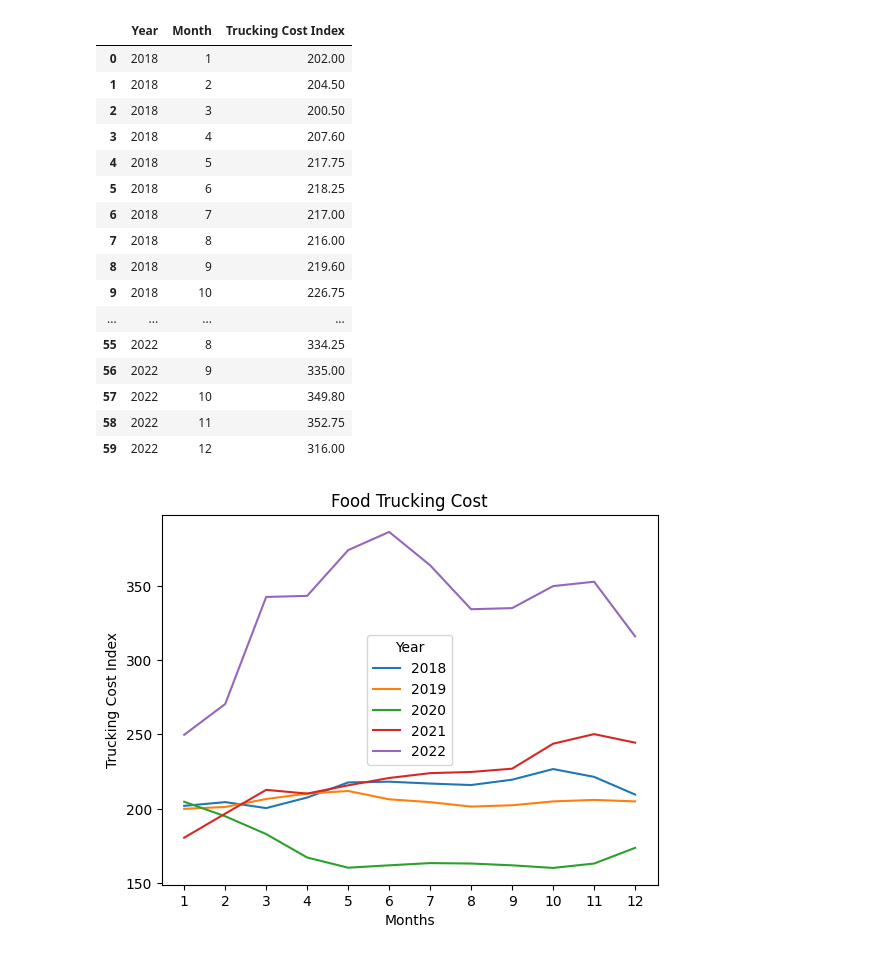
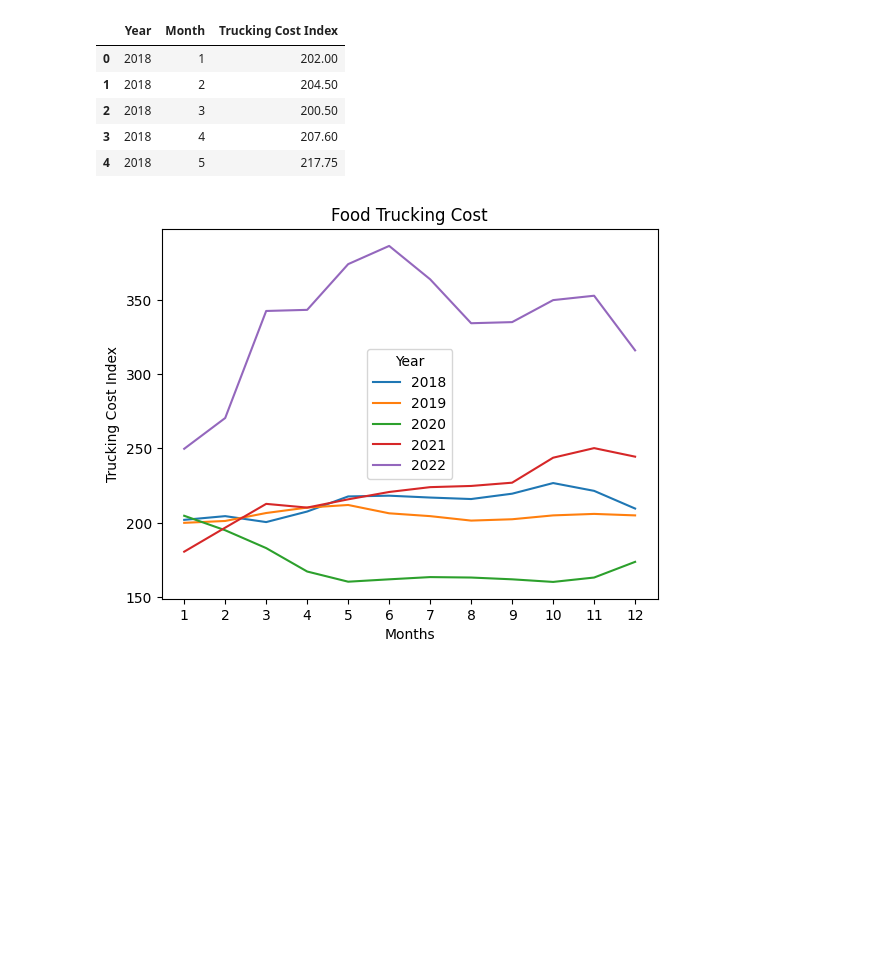
Before and after one commit to ajoyg/covid19_food_prod_impact, a Jupyter notebook: food_production_analysis/Food_transport_viz.ipynb, the cells around one changed output. Drawn from its saved outputs; the diff is of its cells as text; code cells hidden in the pictures; blank space fills up the shorter version.

Commit message:
Updated notebooks with comments. Added hired_labor_cost.ipynb

```diff
--- a/food_production_analysis/Food_transport_viz.ipynb
+++ b/food_production_analysis/Food_transport_viz.ipynb
@@ -3,24 +3,14 @@ import pandas as pd
 import matplotlib.pyplot as plt
 import numpy as np
 # %%
+#Read the grin trucking cost index csv file
 grain_trucking_cost_df = pd.read_csv("staging/grain_trucking_cost.csv")
-grain_trucking_cost_df
+grain_trucking_cost_df.head()
 # %% [output]
 |  | Year | Month | Trucking Cost Index |
 | 0 | 2018 | 1 | 202.00 |
 | 1 | 2018 | 2 | 204.50 |
 | 2 | 2018 | 3 | 200.50 |
 | 3 | 2018 | 4 | 207.60 |
 | 4 | 2018 | 5 | 217.75 |
-| 5 | 2018 | 6 | 218.25 |
-| 6 | 2018 | 7 | 217.00 |
-| 7 | 2018 | 8 | 216.00 |
-| 8 | 2018 | 9 | 219.60 |
-| 9 | 2018 | 10 | 226.75 |
-| ... | ... | ... | ... |
-| 55 | 2022 | 8 | 334.25 |
-| 56 | 2022 | 9 | 335.00 |
-| 57 | 2022 | 10 | 349.80 |
-| 58 | 2022 | 11 | 352.75 |
-| 59 | 2022 | 12 | 316.00 |
 # %%
```
Also changed, not shown: parts of 3 cells of this notebook, 10 other files.
